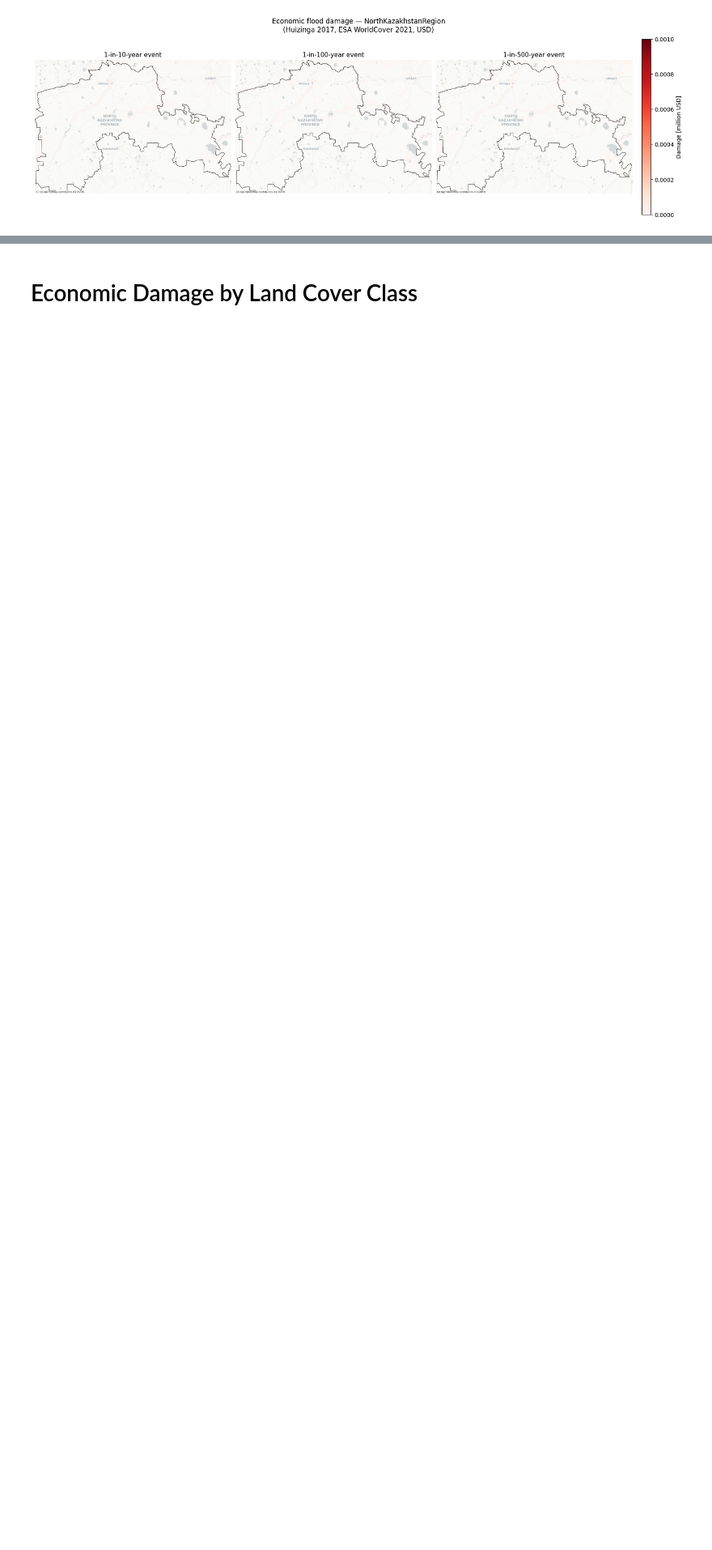
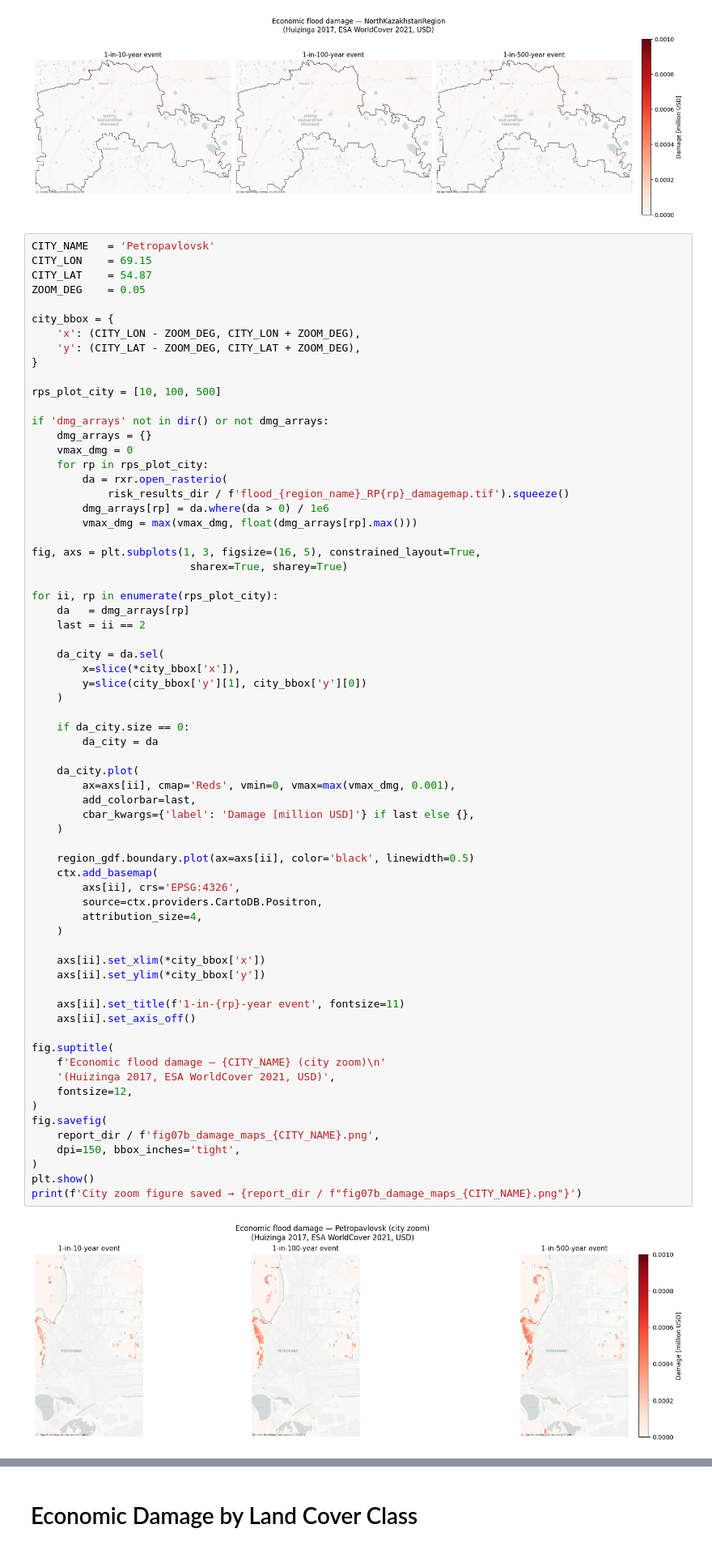
Before and after one commit to Zeveow11/climaax-kazakhstan, a Jupyter notebook: crabook/notebooks/workflows/FLOODING/02_River_flooding/Risk_visualisation_FLOOD_RIVER_KZ.ipynb, the cells around one changed output, grey strips where cells are left out. Shown at 81% size. Saved outputs shown, nothing was run; the diff lists cells and outputs as text; blank space fills up the shorter version.

```diff
--- a/crabook/notebooks/workflows/FLOODING/02_River_flooding/Risk_visualisation_FLOOD_RIVER_KZ.ipynb
+++ b/crabook/notebooks/workflows/FLOODING/02_River_flooding/Risk_visualisation_FLOOD_RIVER_KZ.ipynb
@@ -254,3 +254,72 @@ fig.savefig(report_dir / 'fig07_damage_maps.png', dpi=150, bbox_inches='tight')
 plt.show()
 # %% [output]
 [figure]
+# %%
+CITY_NAME   = 'Petropavlovsk'
+CITY_LON    = 69.15
+CITY_LAT    = 54.87
+ZOOM_DEG    = 0.05
+
+city_bbox = {
+    'x': (CITY_LON - ZOOM_DEG, CITY_LON + ZOOM_DEG),
+    'y': (CITY_LAT - ZOOM_DEG, CITY_LAT + ZOOM_DEG),
+}
+
+rps_plot_city = [10, 100, 500]
+
+if 'dmg_arrays' not in dir() or not dmg_arrays:
+    dmg_arrays = {}
+    vmax_dmg = 0
+    for rp in rps_plot_city:
+        da = rxr.open_rasterio(
+            risk_results_dir / f'flood_{region_name}_RP{rp}_damagemap.tif').squeeze()
+        dmg_arrays[rp] = da.where(da > 0) / 1e6
+        vmax_dmg = max(vmax_dmg, float(dmg_arrays[rp].max()))
+
+fig, axs = plt.subplots(1, 3, figsize=(16, 5), constrained_layout=True,
+                         sharex=True, sharey=True)
+
+for ii, rp in enumerate(rps_plot_city):
+    da   = dmg_arrays[rp]
+    last = ii == 2
+
+    da_city = da.sel(
+        x=slice(*city_bbox['x']),
+        y=slice(city_bbox['y'][1], city_bbox['y'][0])
+    )
+
+    if da_city.size == 0:
+        da_city = da
+
+    da_city.plot(
+        ax=axs[ii], cmap='Reds', vmin=0, vmax=max(vmax_dmg, 0.001),
+        add_colorbar=last,
+        cbar_kwargs={'label': 'Damage [million USD]'} if last else {},
+    )
+
+    region_gdf.boundary.plot(ax=axs[ii], color='black', linewidth=0.5)
+    ctx.add_basemap(
+        axs[ii], crs='EPSG:4326',
+        source=ctx.providers.CartoDB.Positron,
+        attribution_size=4,
+    )
+
+    axs[ii].set_xlim(*city_bbox['x'])
+    axs[ii].set_ylim(*city_bbox['y'])
+
+    axs[ii].set_title(f'1-in-{rp}-year event', fontsize=11)
+    axs[ii].set_axis_off()
+
+fig.suptitle(
+    f'Economic flood damage — {CITY_NAME} (city zoom)\n'
+    '(Huizinga 2017, ESA WorldCover 2021, USD)',
+    fontsize=12,
+)
+fig.savefig(
+    report_dir / f'fig07b_damage_maps_{CITY_NAME}.png',
+    dpi=150, bbox_inches='tight',
+)
+plt.show()
+print(f'City zoom figure saved → {report_dir / f"fig07b_damage_maps_{CITY_NAME}.png"}')
+# %% [output]
+[figure, added]
```
Also changed, not shown: parts of 2 cells of this notebook, 2 other files.
